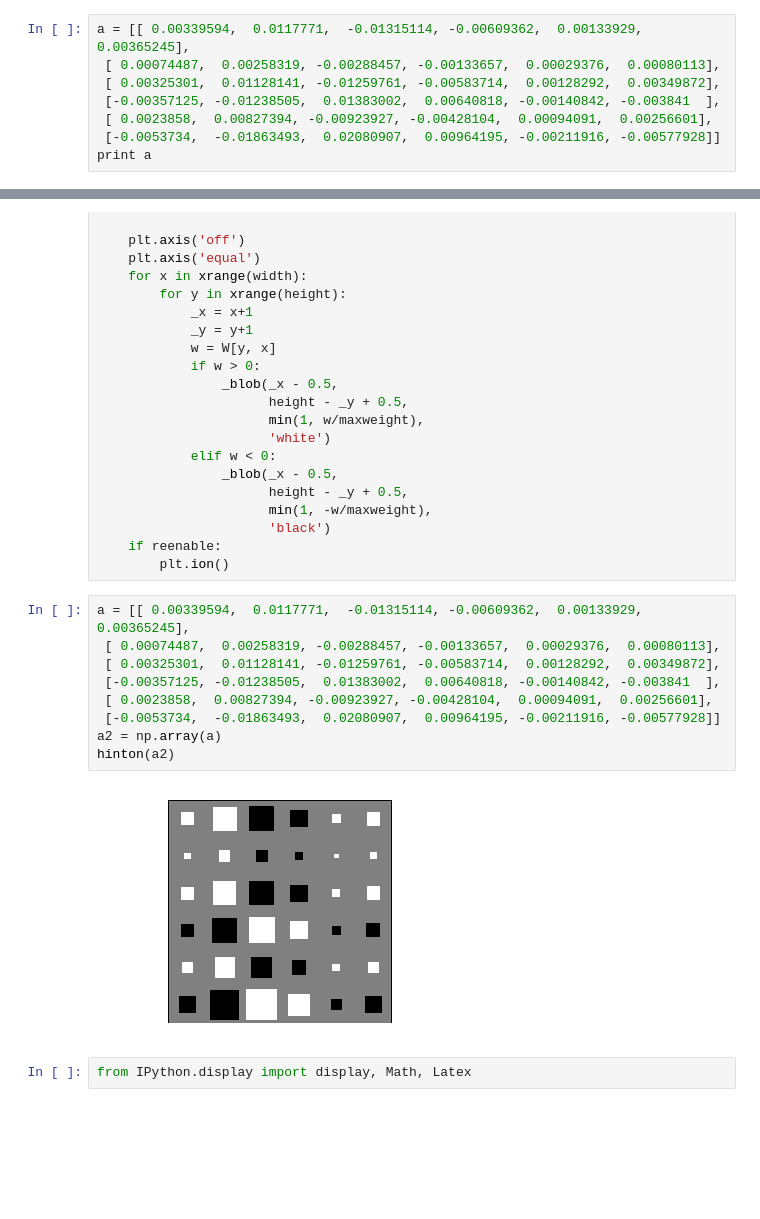
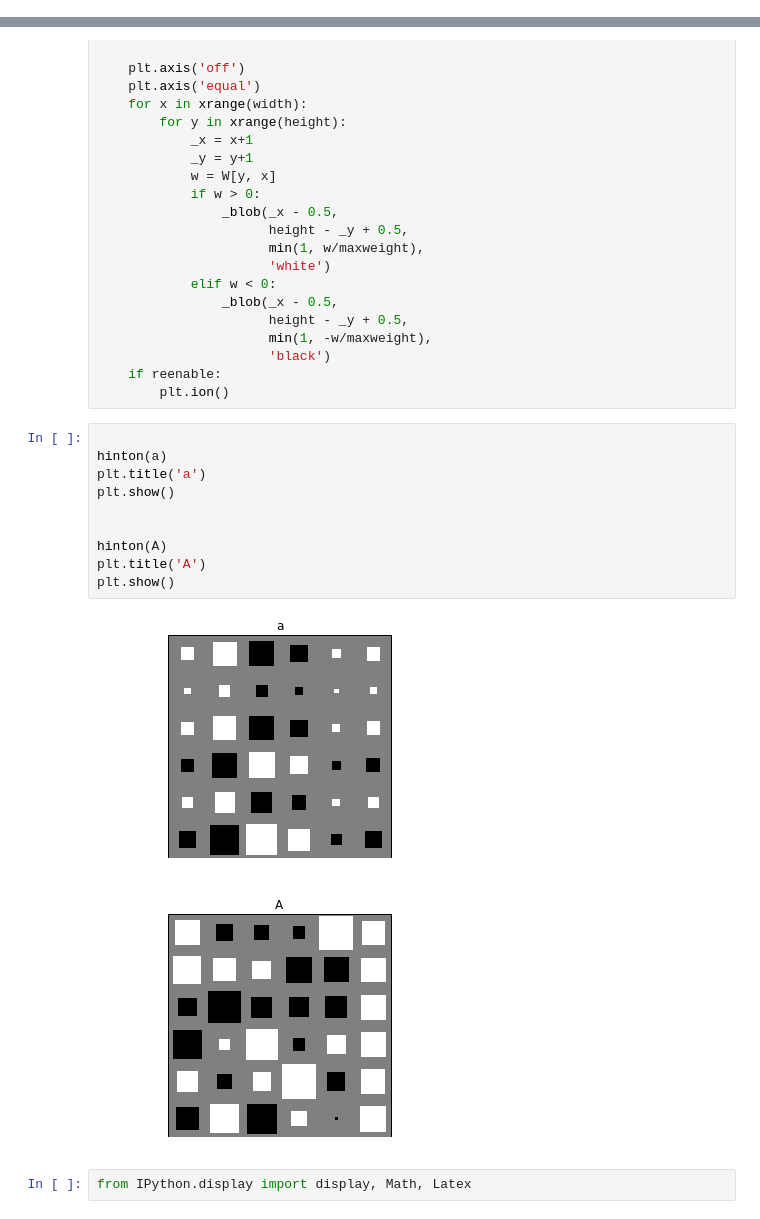
Before and after one commit to stablum/mlpm, a Jupyter notebook: 3/lab03draft-dumsum.ipynb, the cells around one changed output, grey strips where cells are left out. Drawn from its saved outputs; the diff is of its cells as text; blank space fills up the shorter version.

```diff
--- a/3/lab03draft-dumsum.ipynb
+++ b/3/lab03draft-dumsum.ipynb
@@ -260,8 +308,0 @@ expectation of tau: 0.480751945845
-# %%
-a = [[ 0.00339594,  0.0117771,  -0.01315114, -0.00609362,  0.00133929,  0.00365245],
- [ 0.00074487,  0.00258319, -0.00288457, -0.00133657,  0.00029376,  0.00080113],
- [ 0.00325301,  0.01128141, -0.01259761, -0.00583714,  0.00128292,  0.00349872],
- [-0.00357125, -0.01238505,  0.01383002,  0.00640818, -0.00140842, -0.003841  ],
- [ 0.0023858,  0.00827394, -0.00923927, -0.00428104,  0.00094091,  0.00256601],
- [-0.0053734,  -0.01863493,  0.02080907,  0.00964195, -0.00211916, -0.00577928]]
-print a
@@ -318,17 +357,19 @@ def hinton(W, maxweight=None):
                       'black')
     if reenable:
         plt.ion()
-# %%
-a = [[ 0.00339594,  0.0117771,  -0.01315114, -0.00609362,  0.00133929,  0.00365245],
- [ 0.00074487,  0.00258319, -0.00288457, -0.00133657,  0.00029376,  0.00080113],
- [ 0.00325301,  0.01128141, -0.01259761, -0.00583714,  0.00128292,  0.00349872],
- [-0.00357125, -0.01238505,  0.01383002,  0.00640818, -0.00140842, -0.003841  ],
- [ 0.0023858,  0.00827394, -0.00923927, -0.00428104,  0.00094091,  0.00256601],
- [-0.0053734,  -0.01863493,  0.02080907,  0.00964195, -0.00211916, -0.00577928]]
-a2 = np.array(a)
-hinton(a2)
-# %% [output]
-[figure, removed]
+# %%
+
+hinton(a)
+plt.title('a')
+plt.show()
+
+
+hinton(A)
+plt.title('A')
+plt.show()
+# %% [output]
+[figure, added]
+[figure, added]
 # %%
 from IPython.display import display, Math, Latex
 # %% [markdown]
```
Also changed, not shown: parts of 3 cells of this notebook.
